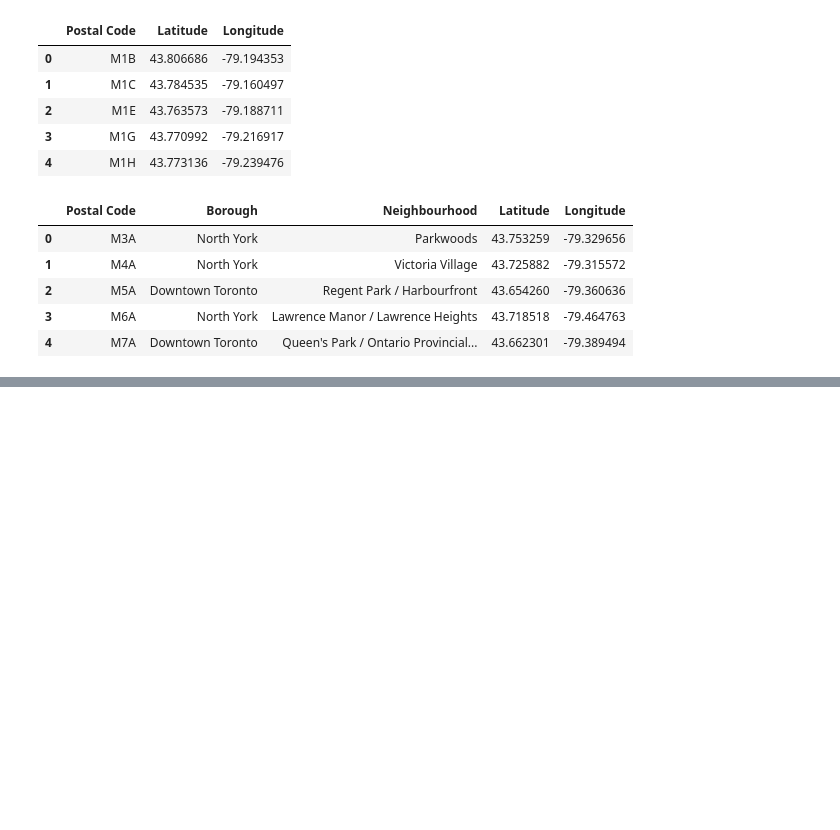
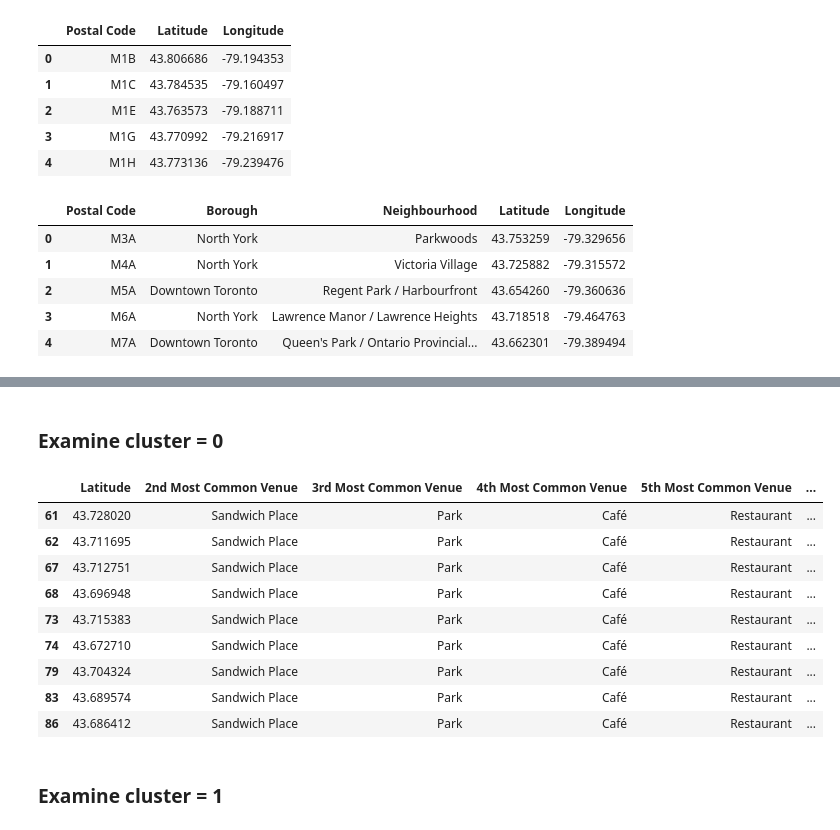
Before and after one commit to priyadwivedi20/github-example, a Jupyter notebook: segenting_clustering_negihborhoods.ipynb, the cells around one changed output, grey strips where cells are left out. Cells and saved outputs as stored; diff of their text form; code cells hidden in the pictures; blank space fills up the shorter version.

```diff
--- a/segenting_clustering_negihborhoods.ipynb
+++ b/segenting_clustering_negihborhoods.ipynb
@@ -130,0 +439,17 @@ df_merge.head()
+# %% [markdown]
+### Examine cluster = 0
+# %%
+borough_merged.loc[borough_merged['Cluster Labels'] == 0, borough_merged.columns[[1] + list(range(5, borough_merged.shape[1]))]]
+# %% [output]
+|  | Latitude | 2nd Most Common Venue | 3rd Most Common Venue | 4th Most Common Venue | 5th Most Common Venue | ... |
+| 61 | 43.728020 | Sandwich Place | Park | Café | Restaurant | ... |
+| 62 | 43.711695 | Sandwich Place | Park | Café | Restaurant | ... |
+| 67 | 43.712751 | Sandwich Place | Park | Café | Restaurant | ... |
+| 68 | 43.696948 | Sandwich Place | Park | Café | Restaurant | ... |
+| 73 | 43.715383 | Sandwich Place | Park | Café | Restaurant | ... |
+| 74 | 43.672710 | Sandwich Place | Park | Café | Restaurant | ... |
+| 79 | 43.704324 | Sandwich Place | Park | Café | Restaurant | ... |
+| 83 | 43.689574 | Sandwich Place | Park | Café | Restaurant | ... |
+| 86 | 43.686412 | Sandwich Place | Park | Café | Restaurant | ... |
+# %% [markdown]
+### Examine cluster = 1
```
Also changed, not shown: parts of 24 cells of this notebook.
